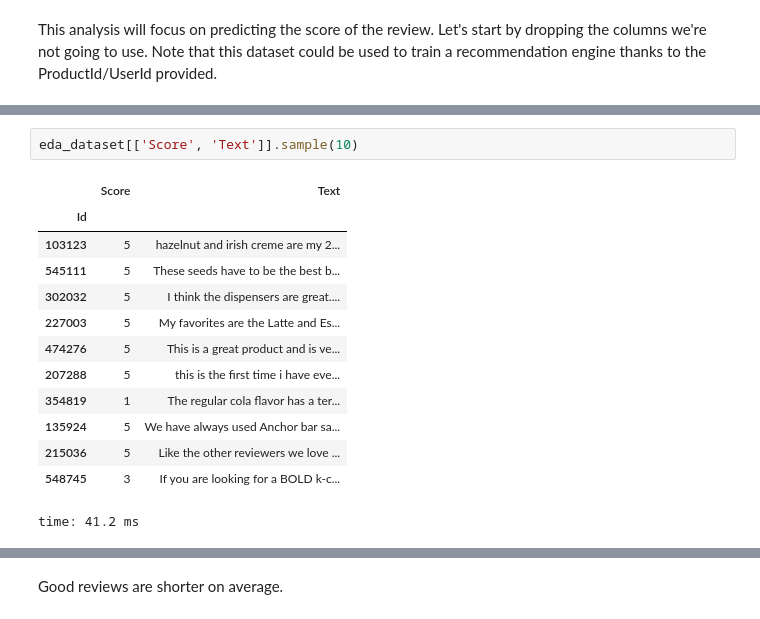
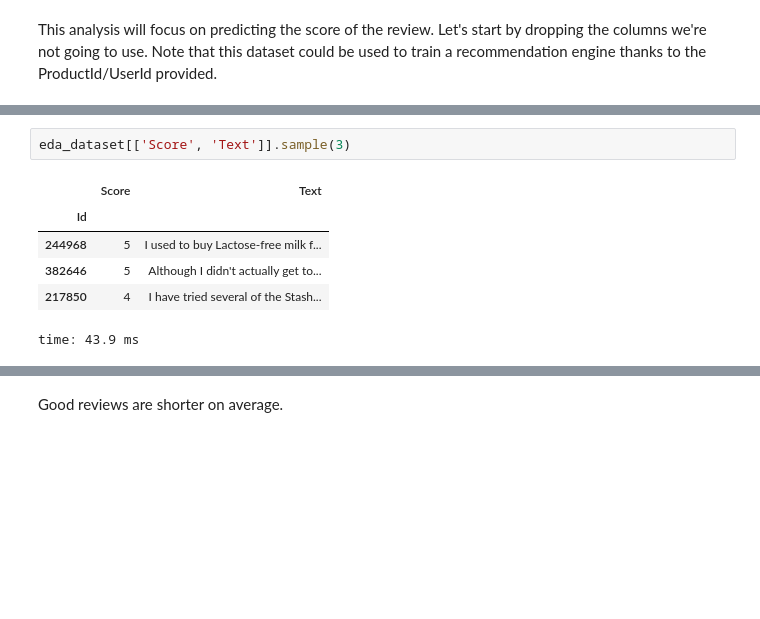
Before and after one commit to ndilsou/fine-food-reviews-dnn, a Jupyter notebook: notebooks/fine_food_reviews.ipynb, the cells around one changed output, grey strips where cells are left out. Drawn from its saved outputs; the diff is of its cells as text; blank space fills up the shorter version.

```diff
--- a/notebooks/fine_food_reviews.ipynb
+++ b/notebooks/fine_food_reviews.ipynb
@@ -160,19 +156,12 @@ time: 51 ms
 # %%
-eda_dataset[['Score', 'Text']].sample(10)
+eda_dataset[['Score', 'Text']].sample(3)
 # %% [output]
 |  | Score | Text |
 | Id |  |  |
-| 103123 | 5 | hazelnut and irish creme are my 2... |
-| 545111 | 5 | These seeds have to be the best b... |
-| 302032 | 5 | I think the dispensers are great.... |
-| 227003 | 5 | My favorites are the Latte and Es... |
-| 474276 | 5 | This is a great product and is ve... |
-| 207288 | 5 | this is the first time i have eve... |
-| 354819 | 1 | The regular cola flavor has a ter... |
-| 135924 | 5 | We have always used Anchor bar sa... |
-| 215036 | 5 | Like the other reviewers we love ... |
-| 548745 | 3 | If you are looking for a BOLD k-c... |
+| 244968 | 5 | I used to buy Lactose-free milk f... |
+| 382646 | 5 | Although I didn't actually get to... |
+| 217850 | 4 | I have tried several of the Stash... |
-time: 41.2 ms
+time: 43.9 ms
 # %%
 eda_dataset_by_scores = eda_dataset.groupby('Score')
 # %% [output]
```
Also changed, not shown: parts of 52 cells of this notebook.
